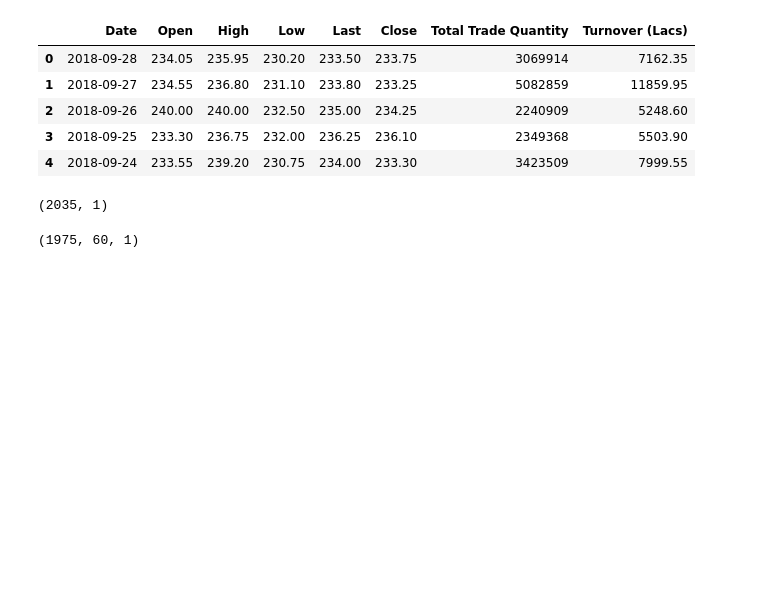
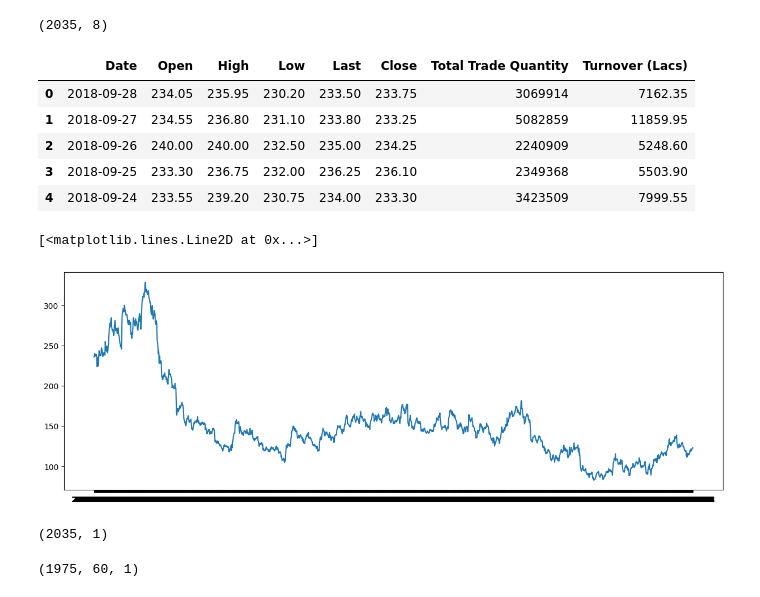
Before and after one commit to samdeleu/howest-dl, a Jupyter notebook: sessie_05/demos/Stock_Prediction.ipynb, the cells around one changed output. Saved outputs shown, nothing was run; the diff lists cells and outputs as text; code cells hidden in the pictures; blank space fills up the shorter version.

```diff
--- a/sessie_05/demos/Stock_Prediction.ipynb
+++ b/sessie_05/demos/Stock_Prediction.ipynb
@@ -25,14 +26,22 @@ To enable the following instructions: AVX2 AVX512F AVX512_VNNI FMA, in other ope
 # %%
 dataset_train = pd.read_csv('NSE-TATAGLOBAL.csv')
 training_set = dataset_train.iloc[:, 1:2].values
+print(dataset_train.shape)
 dataset_train.head()
 # %% [output]
+(2035, 8)
 |  | Date | Open | High | Low | Last | Close | Total Trade Quantity | Turnover (Lacs) |
 | 0 | 2018-09-28 | 234.05 | 235.95 | 230.20 | 233.50 | 233.75 | 3069914 | 7162.35 |
 | 1 | 2018-09-27 | 234.55 | 236.80 | 231.10 | 233.80 | 233.25 | 5082859 | 11859.95 |
 | 2 | 2018-09-26 | 240.00 | 240.00 | 232.50 | 235.00 | 234.25 | 2240909 | 5248.60 |
 | 3 | 2018-09-25 | 233.30 | 236.75 | 232.00 | 236.25 | 236.10 | 2349368 | 5503.90 |
 | 4 | 2018-09-24 | 233.55 | 239.20 | 230.75 | 234.00 | 233.30 | 3423509 | 7999.55 |
+# %%
+plt.figure(figsize=(15, 5))
+plt.plot(dataset_train["Date"], dataset_train["High"])
+# %% [output]
+[<matplotlib.lines.Line2D at 0x...>]
+[figure, added]
 # %%
 sc = MinMaxScaler(feature_range = (0, 1))
 training_set_scaled = sc.fit_transform(training_set)
```
Also changed, not shown: parts of 1 cell of this notebook, 16 other files.
